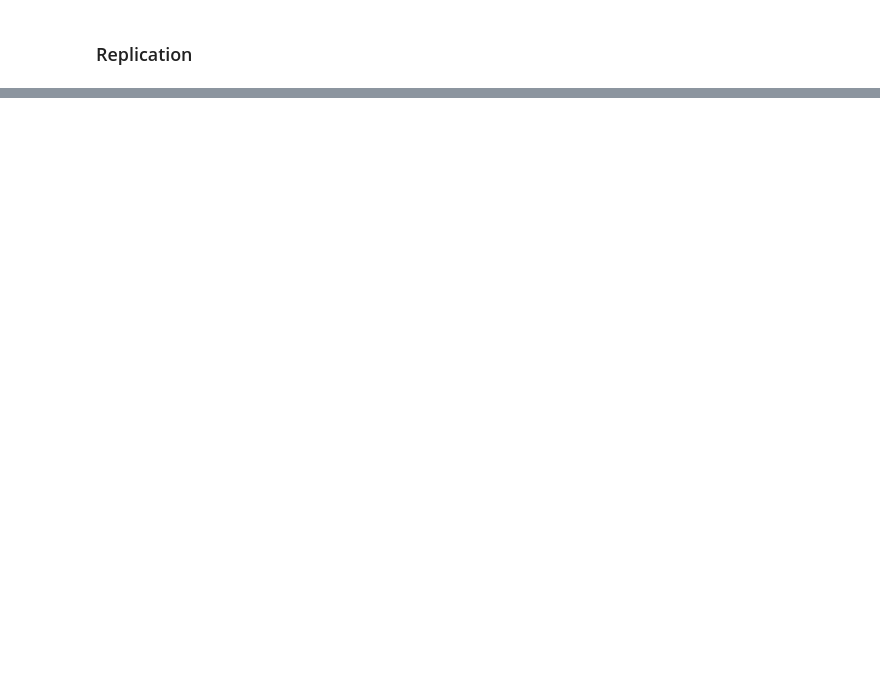
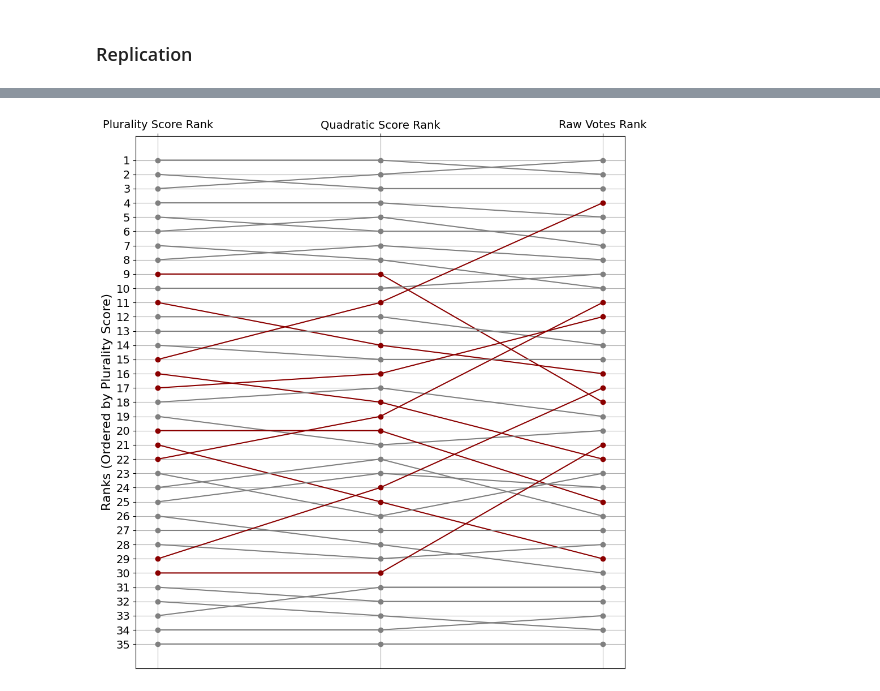
Before and after one commit to lexicongovernance/gov-research, a Jupyter notebook: berlin-analysis/analysis.ipynb, the cells around one changed output, grey strips where cells are left out. Drawn from its saved outputs; the diff is of its cells as text; code cells hidden in the pictures; blank space fills up the shorter version.

```diff
--- a/berlin-analysis/analysis.ipynb
+++ b/berlin-analysis/analysis.ipynb
@@ -182,0 +90,17 @@ sorted_results = sorted(results, reverse=True)
+# %%
+# Calculate ranks for each value across all options
+total_raw_votes_sorted = sorted(results_dict.items(), key=lambda x: x[1]['totalRawVotes'], reverse=True)
+quadratic_score_sorted = sorted(results_dict.items(), key=lambda x: x[1]['quadraticScore'], reverse=True)
+result_sorted = sorted(results_dict.items(), key=lambda x: x[1]['pluralityScore'], reverse=True)
+
+total_raw_votes_ranks = {option[0]: rank + 1 for rank, option in enumerate(total_raw_votes_sorted)}
+quadratic_score_ranks = {option[0]: rank + 1 for rank, option in enumerate(quadratic_score_sorted)}
+result_ranks = {option[0]: rank + 1 for rank, option in enumerate(result_sorted)}
+
+# Update example_dict with ranks for each value
+for option in results_dict:
+    results_dict[option]['totalRawVotes'] = {'score': results_dict[option]['totalRawVotes'], 'rank': total_raw_votes_ranks[option]}
+    results_dict[option]['quadraticScore'] = {'score': results_dict[option]['quadraticScore'], 'rank': quadratic_score_ranks[option]}
+    results_dict[option]['pluralityScore'] = {'score': results_dict[option]['pluralityScore'], 'rank': result_ranks[option]}
+
+print(results_dict)
@@ -182,0 +109,3 @@ sorted_results = sorted(results, reverse=True)
+# %%
+sorted_results_dict = dict(sorted(results_dict.items(), key=lambda item: item[1]['pluralityScore']['score'], reverse=True))
+print(sorted_results_dict)
@@ -182,0 +154,53 @@ sorted_results = sorted(results, reverse=True)
+# %%
+# Define the categories and custom labels for the x-axis
+categories = ['pluralityScore', 'quadraticScore', 'totalRawVotes']
+custom_labels = ['Plurality Score Rank', 'Quadratic Score Rank', 'Raw Votes Rank']
+
+# Calculate the difference in ranks for each category
+rank_diff = {}
+for option, option_data in sorted_results_dict.items():
+    ranks = [option_data[category]['rank'] for category in categories]
+    diff = max(ranks) - min(ranks)
+    rank_diff[option] = diff
+
+# Plotting the bump chart with customized colors
+plt.figure(figsize=(10, 10))
+
+for i, (option, option_data) in enumerate(sorted_results_dict.items()):
+    ranks = [option_data[category]['rank'] for category in categories]
+    if rank_diff[option] > 4:
+        color = 'darkred'
+    else:
+        color = 'gray'
+    plt.plot(categories, ranks, marker='o', label=f'Option {i+1}', color=color)
+
+plt.gca().invert_yaxis()  # Reverse y-axis
+plt.yticks(range(1, max(ranks) + 1))  # Adjust y-axis ticks
+
+# Increase the size of y-axis tick labels
+plt.gca().tick_params(axis='y', labelsize=14)
+# Increase the size of x-axis tick labels
+plt.gca().tick_params(axis='x', labelsize=14)
+
+# Increase the size of x-axis and y-axis labels
+plt.xlabel('', fontsize=16)
+plt.ylabel('Ranks (Ordered by Plurality Score)', fontsize=16)
+plt.title('', fontsize=16)
+
+# plt.legend(loc='upper left', bbox_to_anchor=(1, 1), title='Vote Options')  # Include legend title
+plt.grid(True)
+
+# Move x-axis ticks and labels to the top
+plt.gca().xaxis.tick_top()
+
+# Set custom labels for the x-axis with increased size
+plt.gca().set_xticklabels(custom_labels, fontsize=14)
+
+plt.tight_layout()
+
+# Save the plot as a PNG file
+plt.savefig('bump_chart_without_legend.png')
+
+plt.show()
+# %% [output]
+[figure, added]
```
Also changed, not shown: parts of 23 cells of this notebook, 3 other files.
